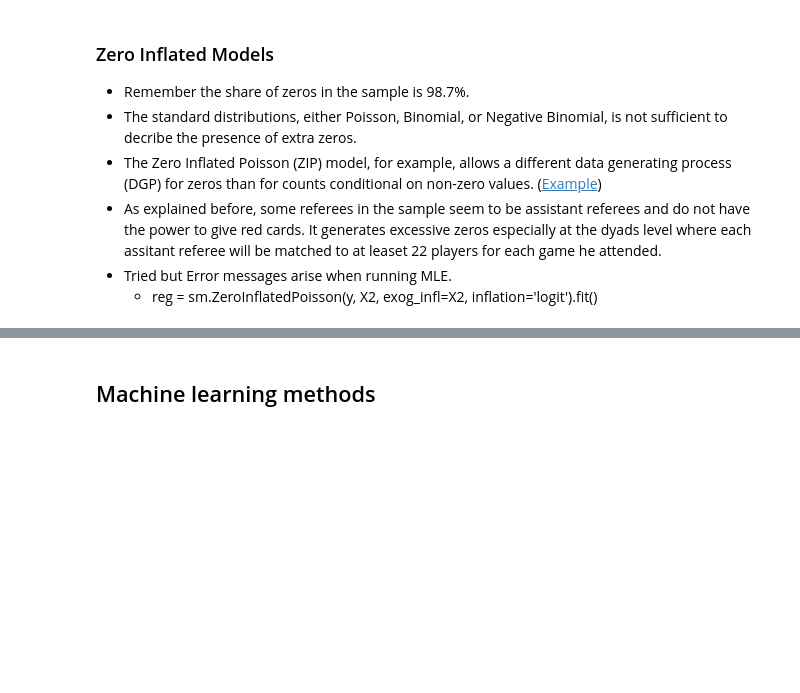
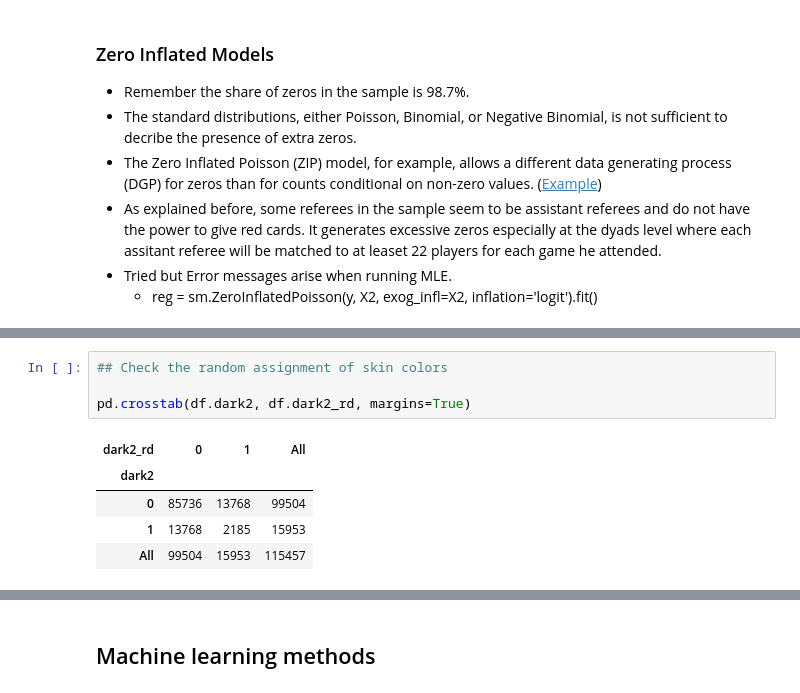
Before and after one commit to xnsue2020/redcards, a Jupyter notebook: redcard.ipynb, the cells around one changed output, grey strips where cells are left out. Cells and saved outputs as stored; diff of their text form; blank space fills up the shorter version.

```diff
--- a/redcard.ipynb
+++ b/redcard.ipynb
@@ -662,0 +703,10 @@ summary_col([reg31, reg32, reg34, reg35, reg37, reg38],
+# %%
+## Check the random assignment of skin colors
+
+pd.crosstab(df.dark2, df.dark2_rd, margins=True)
+# %% [output]
+| dark2_rd | 0 | 1 | All |
+| dark2 |  |  |  |
+| 0 | 85736 | 13768 | 99504 |
+| 1 | 13768 | 2185 | 15953 |
+| All | 99504 | 15953 | 115457 |
```
Also changed, not shown: parts of 9 cells of this notebook.
